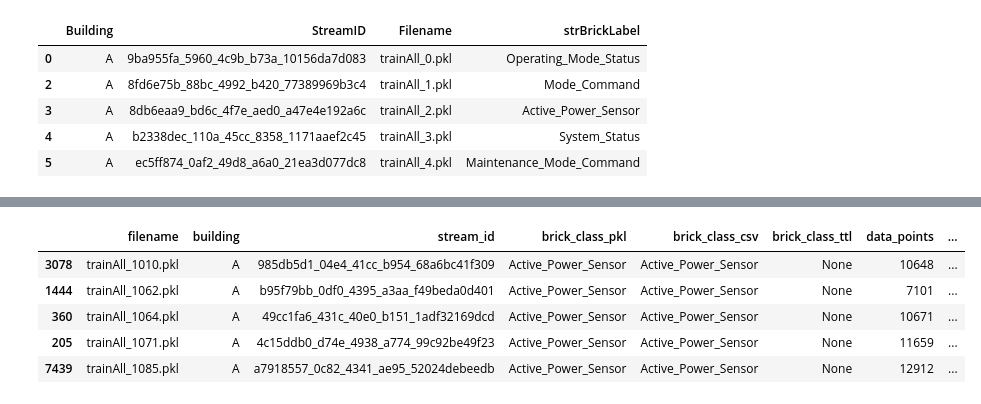
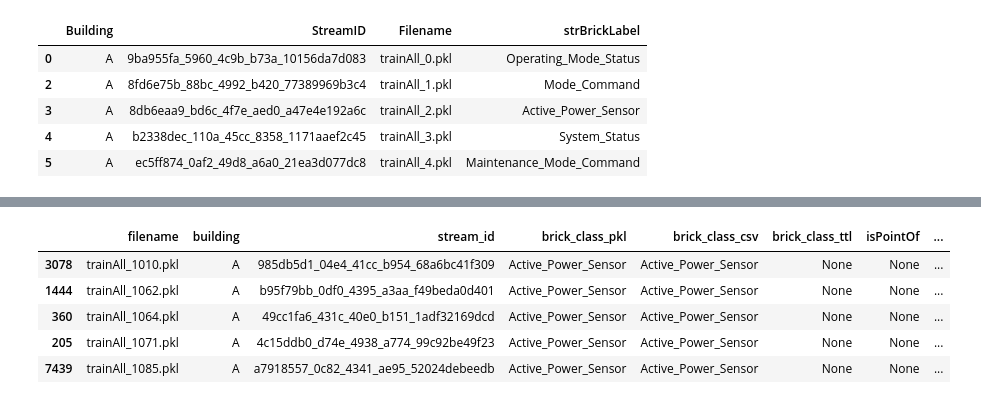
Before and after one commit to Vincent-Morcilla/Building_IoT_Data_Dashboard, a Jupyter notebook: code_snippets/tim/profile_train_dataset.ipynb, the cells around one changed output, grey strips where cells are left out. Drawn from its saved outputs; the diff is of its cells as text; code cells hidden in the pictures.

Commit message:
Added isPointOf and hasLocation

```diff
--- a/code_snippets/tim/profile_train_dataset.ipynb
+++ b/code_snippets/tim/profile_train_dataset.ipynb
@@ -120,0 +121,28 @@ summary_df.head()
+# %%
+def get_relative_of_stream_source(stream_id, tag, g):
+    # get the source of the stream
+    stream_id = rdflib.term.Literal(stream_id)
+    stream_pred = rdflib.term.URIRef('http://senaps.io/schema/1.0/senaps#stream_id')
+    stream_source = g.value(predicate=stream_pred, object=stream_id, any=True)
+    if stream_source is None:
+        return None
+
+    # get the relative of the stream source
+    stream_source_pred = BRICK[tag]
+    stream_source_object = g.value(subject=stream_source, predicate=stream_source_pred, any=True)
+
+    if stream_source_object is None:
+        return None
+
+    # get the class of the relative
+    stream_source_class_pred = rdflib.term.URIRef('http://www.w3.org/1999/02/22-rdf-syntax-ns#type')
+    stream_source_class = g.value(subject=stream_source_object, predicate=stream_source_class_pred, any=True)
+
+    if stream_source_class is None:
+        return None
+
+    return stream_source_class.replace('https://brickschema.org/schema/Brick#', '')
+# %%
+summary_df['isPointOf'] = summary_df['stream_id'].apply(get_relative_of_stream_source, args=('isPointOf', g))
+summary_df['hasLocation'] = summary_df['stream_id'].apply(get_relative_of_stream_source, args=('hasLocation', g))
+summary_df.head()
@@ -141,13 +176,15 @@ summary_df.head()
 # %%
-summary_df.sort_values(by=['building', 'brick_class_pkl', 'brick_class_ttl', 'filename'], inplace=True)
+summary_df.sort_values(by=['building', 'brick_class_pkl', 'brick_class_ttl', 'isPointOf','filename'], inplace=True)
 summary_df.insert(5, 'brick_class_ttl', summary_df.pop('brick_class_ttl'))
+summary_df.insert(6, 'isPointOf', summary_df.pop('isPointOf'))
+summary_df.insert(7, 'hasLocation', summary_df.pop('hasLocation'))
 summary_df.head()
 # %% [output]
-|  | filename | building | stream_id | brick_class_pkl | brick_class_csv | brick_class_ttl | data_points | ... |
-| 3078 | trainAll_1010.pkl | A | 985db5d1_04e4_41cc_b954_68a6bc41f309 | Active_Power_Sensor | Active_Power_Sensor | None | 10648 | ... |
-| 1444 | trainAll_1062.pkl | A | b95f79bb_0df0_4395_a3aa_f49beda0d401 | Active_Power_Sensor | Active_Power_Sensor | None | 7101 | ... |
-| 360 | trainAll_1064.pkl | A | 49cc1fa6_431c_40e0_b151_1adf32169dcd | Active_Power_Sensor | Active_Power_Sensor | None | 10671 | ... |
-| 205 | trainAll_1071.pkl | A | 4c15ddb0_d74e_4938_a774_99c92be49f23 | Active_Power_Sensor | Active_Power_Sensor | None | 11659 | ... |
-| 7439 | trainAll_1085.pkl | A | a7918557_0c82_4341_ae95_52024debeedb | Active_Power_Sensor | Active_Power_Sensor | None | 12912 | ... |
+|  | filename | building | stream_id | brick_class_pkl | brick_class_csv | brick_class_ttl | isPointOf | ... |
+| 3078 | trainAll_1010.pkl | A | 985db5d1_04e4_41cc_b954_68a6bc41f309 | Active_Power_Sensor | Active_Power_Sensor | None | None | ... |
+| 1444 | trainAll_1062.pkl | A | b95f79bb_0df0_4395_a3aa_f49beda0d401 | Active_Power_Sensor | Active_Power_Sensor | None | None | ... |
+| 360 | trainAll_1064.pkl | A | 49cc1fa6_431c_40e0_b151_1adf32169dcd | Active_Power_Sensor | Active_Power_Sensor | None | None | ... |
+| 205 | trainAll_1071.pkl | A | 4c15ddb0_d74e_4938_a774_99c92be49f23 | Active_Power_Sensor | Active_Power_Sensor | None | None | ... |
+| 7439 | trainAll_1085.pkl | A | a7918557_0c82_4341_ae95_52024debeedb | Active_Power_Sensor | Active_Power_Sensor | None | None | ... |
 # %%
 summary_df.to_csv('bts_site_b_train_summary.csv', index=False)
```
Also changed, not shown: parts of 4 cells of this notebook.
